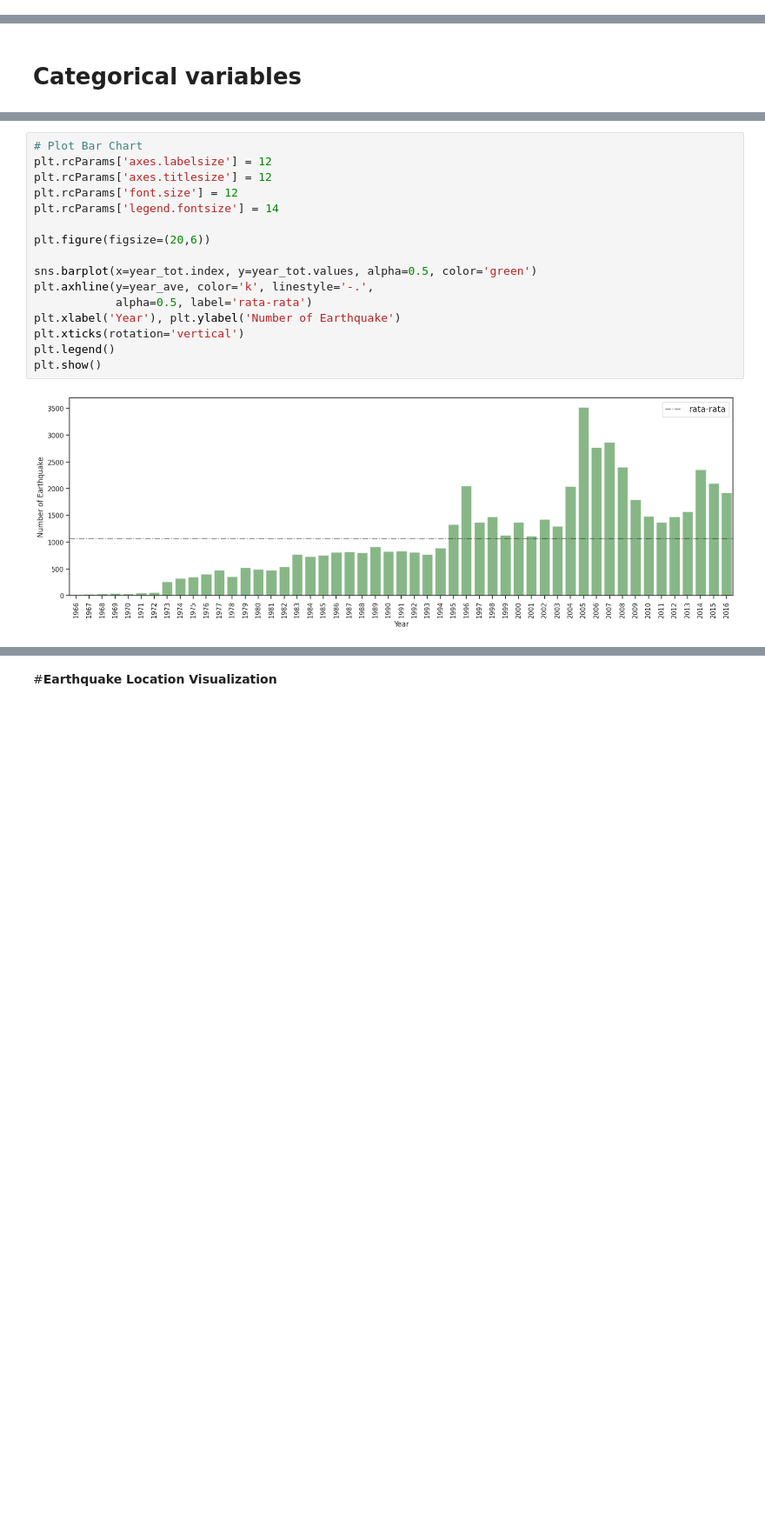
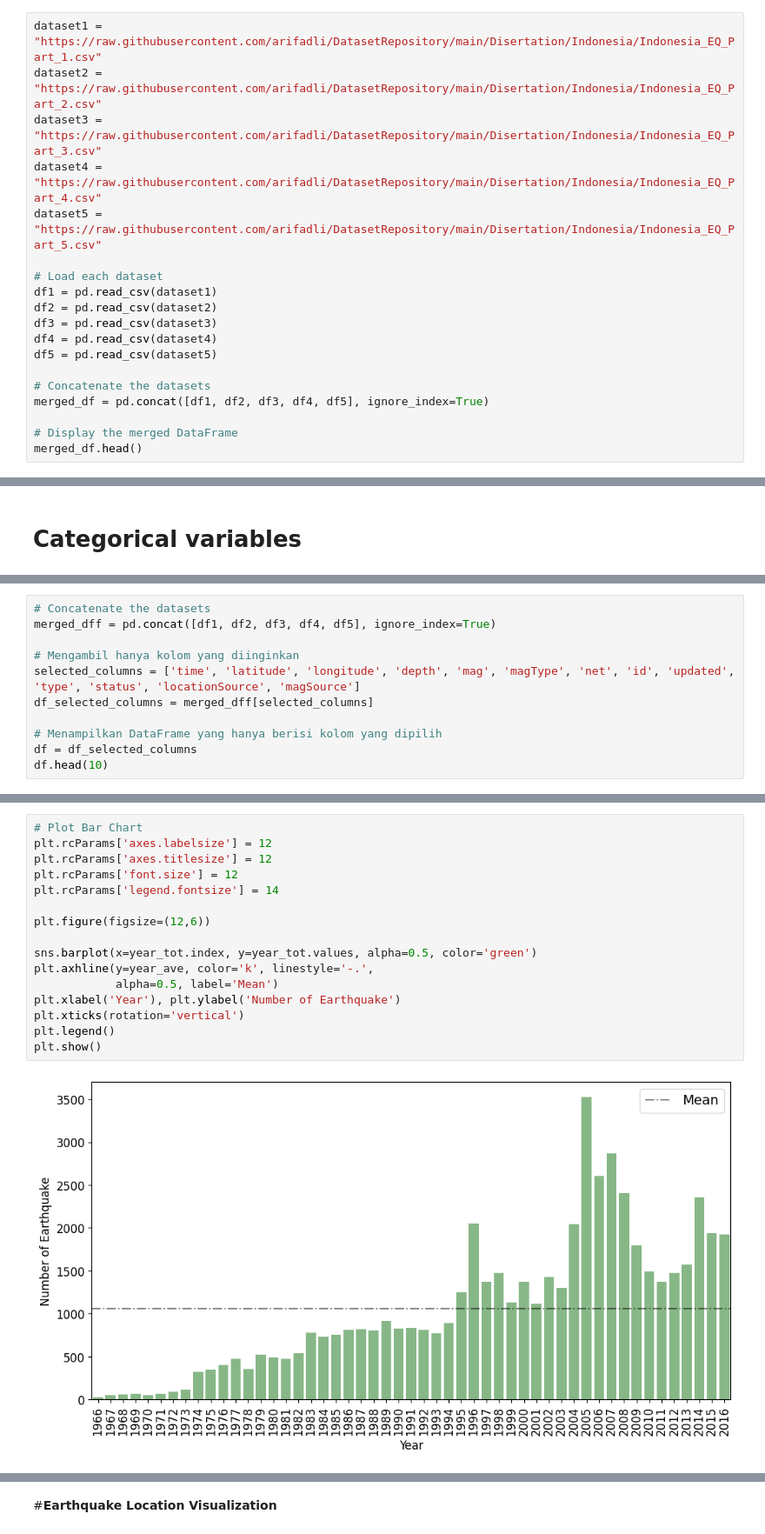
Before and after one commit to arifadli/Exploratory-Data-Analysis, a Jupyter notebook: Earthquake Research/EDA - Indonesia Earthquake.ipynb, the cells around one changed output, grey strips where cells are left out. Shown at 87% size. Cells and saved outputs as stored; diff of their text form; blank space fills up the shorter version.

```diff
--- a/Earthquake Research/EDA - Indonesia Earthquake.ipynb
+++ b/Earthquake Research/EDA - Indonesia Earthquake.ipynb
@@ -111,0 +52,19 @@ df = df_selected_columns
+# %%
+dataset1 = "https://raw.githubusercontent.com/arifadli/DatasetRepository/main/Disertation/Indonesia/Indonesia_EQ_Part_1.csv"
+dataset2 = "https://raw.githubusercontent.com/arifadli/DatasetRepository/main/Disertation/Indonesia/Indonesia_EQ_Part_2.csv"
+dataset3 = "https://raw.githubusercontent.com/arifadli/DatasetRepository/main/Disertation/Indonesia/Indonesia_EQ_Part_3.csv"
+dataset4 = "https://raw.githubusercontent.com/arifadli/DatasetRepository/main/Disertation/Indonesia/Indonesia_EQ_Part_4.csv"
+dataset5 = "https://raw.githubusercontent.com/arifadli/DatasetRepository/main/Disertation/Indonesia/Indonesia_EQ_Part_5.csv"
+
+# Load each dataset
+df1 = pd.read_csv(dataset1)
+df2 = pd.read_csv(dataset2)
+df3 = pd.read_csv(dataset3)
+df4 = pd.read_csv(dataset4)
+df5 = pd.read_csv(dataset5)
+
+# Concatenate the datasets
+merged_df = pd.concat([df1, df2, df3, df4, df5], ignore_index=True)
+
+# Display the merged DataFrame
+merged_df.head()
@@ -217,0 +257,11 @@ Magnitude Rata-Rata: 4.591288303009161
+# %%
+# Concatenate the datasets
+merged_dff = pd.concat([df1, df2, df3, df4, df5], ignore_index=True)
+
+# Mengambil hanya kolom yang diinginkan
+selected_columns = ['time', 'latitude', 'longitude', 'depth', 'mag', 'magType', 'net', 'id', 'updated', 'type', 'status', 'locationSource', 'magSource']
+df_selected_columns = merged_dff[selected_columns]
+
+# Menampilkan DataFrame yang hanya berisi kolom yang dipilih
+df = df_selected_columns
+df.head(10)
@@ -260,21 +332,21 @@ See the caveats in the documentation: https://pandas.pydata.org/pandas-docs/stab
 # %%
 # Plot Bar Chart
 plt.rcParams['axes.labelsize'] = 12
 plt.rcParams['axes.titlesize'] = 12
 plt.rcParams['font.size'] = 12
 plt.rcParams['legend.fontsize'] = 14
 
-plt.figure(figsize=(20,6))
+plt.figure(figsize=(12,6))
 
 sns.barplot(x=year_tot.index, y=year_tot.values, alpha=0.5, color='green')
 plt.axhline(y=year_ave, color='k', linestyle='-.',
-            alpha=0.5, label='rata-rata')
+            alpha=0.5, label='Mean')
 plt.xlabel('Year'), plt.ylabel('Number of Earthquake')
 plt.xticks(rotation='vertical')
 plt.legend()
 plt.show()
 # %% [output]
-[figure, old version]
+[figure, new version]
 # %%
 plt.figure(figsize=(12,6))
 
```
Also changed, not shown: parts of 36 cells of this notebook, 1 other file.
